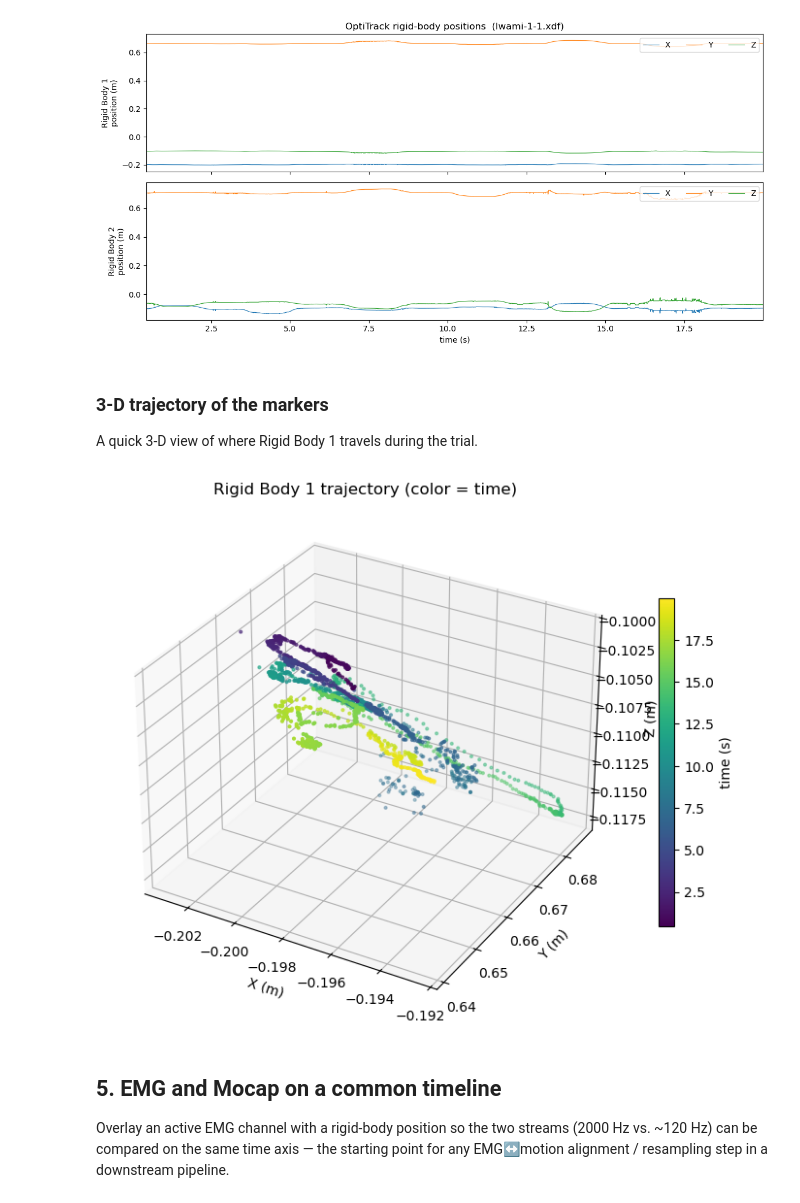
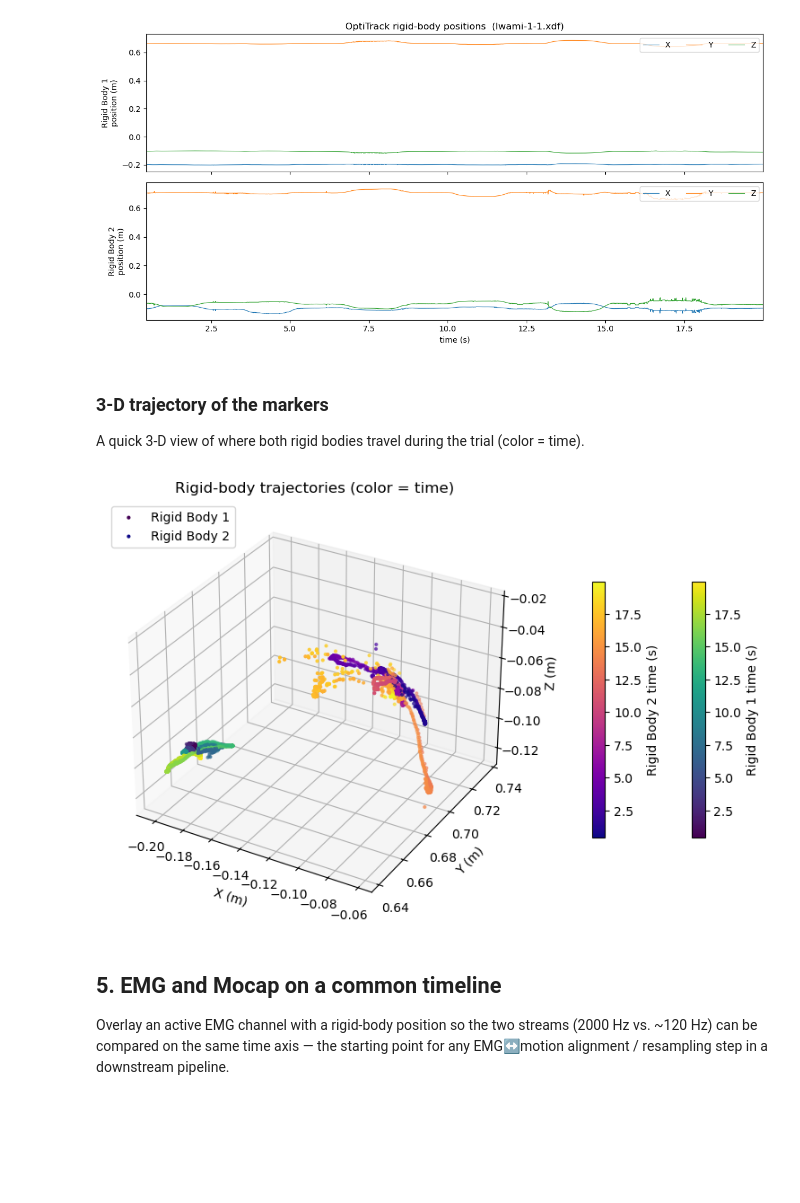
Before and after one commit to Supat/emg-pipeline, a Jupyter notebook: explore_data.ipynb, the cells around one changed output. Saved outputs shown, nothing was run; the diff lists cells and outputs as text; code cells hidden in the pictures; blank space fills up the shorter version.

```diff
--- a/explore_data.ipynb
+++ b/explore_data.ipynb
@@ -181,17 +253,11 @@ Rank channels by standard deviation and plot the most active ones.
 # %%
-ch_std = emg_data.std(axis=0)
-order = np.argsort(ch_std)[::-1]
-print('EMG per-channel std (V):')
-for ch in range(emg_data.shape[1]):
-    print(f'  ch{ch:2d}: {ch_std[ch]:.4f}')
-
-top = order[:6]
-fig, axes = plt.subplots(len(top), 1, figsize=(12, 9), sharex=True)
-for ax, ch in zip(axes, top):
-    ax.plot(emg_t, emg_data[:, ch], lw=0.4)
-    ax.set_ylabel(f'ch {ch}\n(σ={ch_std[ch]:.3f})')
+fig, axes = plt.subplots(N_SENSORS, 1, figsize=(12, 11), sharex=True)
+for ax, s in zip(axes, range(N_SENSORS)):
+    ch = EMG_IDX[s]
+    ax.plot(emg_t, emg_data[:, ch], lw=0.4, color='tab:blue')
+    ax.set_ylabel(f'{emg_ch_labels[ch]}\n(ch {ch})')
     ax.margins(x=0)
-axes[0].set_title(f'EMG — 6 most active channels  ({os.path.basename(SAMPLE_FILE)})')
+axes[0].set_title(f'EMG signal per sensor  ({os.path.basename(SAMPLE_FILE)})')
 axes[-1].set_xlabel('time (s)')
 fig.tight_layout()
 plt.show()
@@ -258,18 +323,22 @@ fig.tight_layout(); plt.show()
 # %% [markdown]
 ### 3-D trajectory of the markers
 
-A quick 3-D view of where Rigid Body 1 travels during the trial.
+A quick 3-D view of where both rigid bodies travel during the trial (color = time).
 # %%
-fig = plt.figure(figsize=(7, 6))
+fig = plt.figure(figsize=(8, 6))
 ax = fig.add_subplot(111, projection='3d')
-x, y, z = (mocap_data[:, rb1['X']], mocap_data[:, rb1['Y']], mocap_data[:, rb1['Z']])
-sc = ax.scatter(x, y, z, c=mocap_t, cmap='viridis', s=4)
+for name, idx, cmap in [('Rigid Body 1', rb1, 'viridis'),
+                        ('Rigid Body 2', rb2, 'plasma')]:
+    x, y, z = (mocap_data[:, idx['X']], mocap_data[:, idx['Y']], mocap_data[:, idx['Z']])
+    sc = ax.scatter(x, y, z, c=mocap_t, cmap=cmap, s=4, label=name)
+    fig.colorbar(sc, ax=ax, shrink=0.5, pad=0.02 if name == 'Rigid Body 1' else 0.12,
+                 label=f'{name} time (s)')
 ax.set_xlabel('X (m)'); ax.set_ylabel('Y (m)'); ax.set_zlabel('Z (m)')
-ax.set_title('Rigid Body 1 trajectory (color = time)')
-fig.colorbar(sc, ax=ax, shrink=0.6, label='time (s)')
+ax.set_title('Rigid-body trajectories (color = time)')
+ax.legend(loc='upper left')
 plt.tight_layout(); plt.show()
 # %% [output]
-[figure, old version]
+[figure, new version]
 # %% [markdown]
 ## 5. EMG and Mocap on a common timeline
 
```
Also changed, not shown: parts of 9 cells of this notebook, 4 other files.
